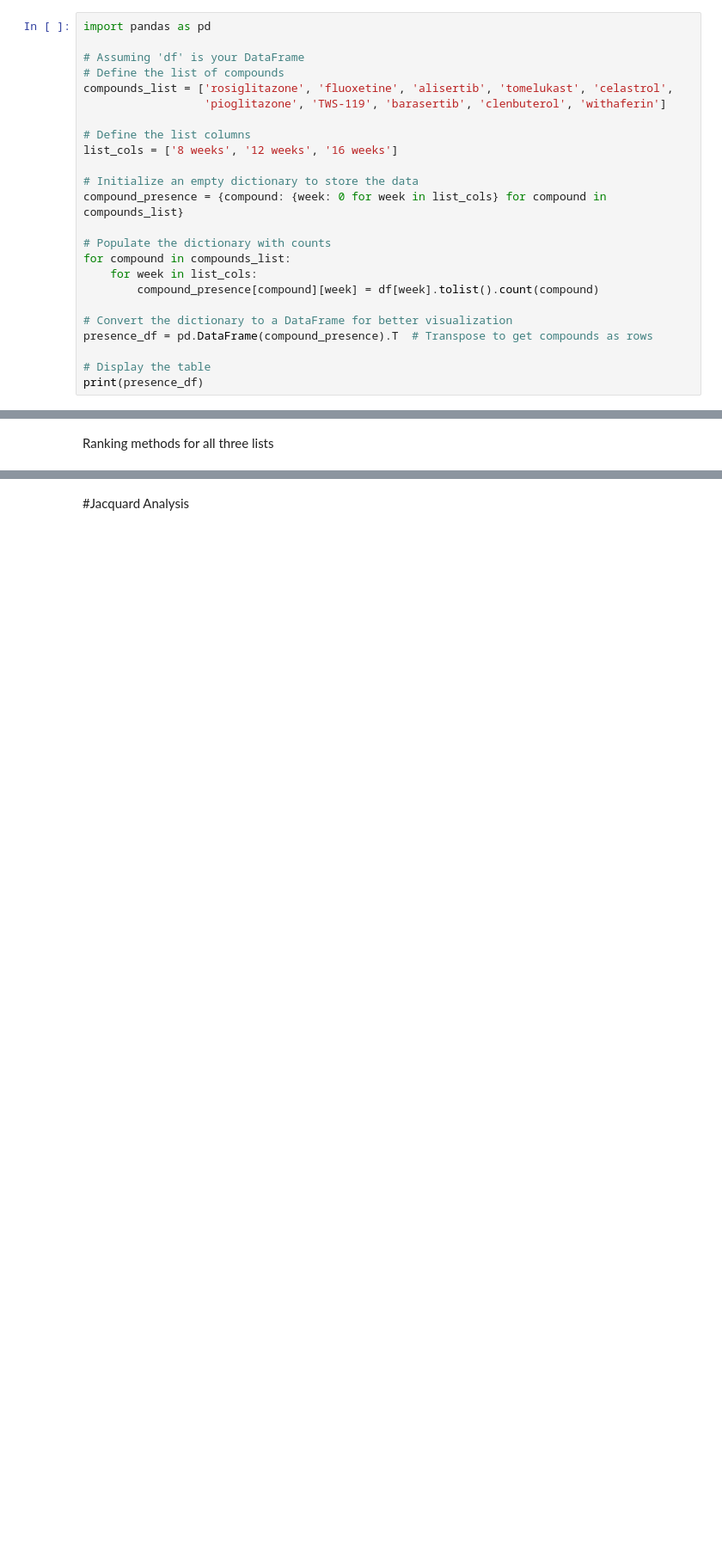
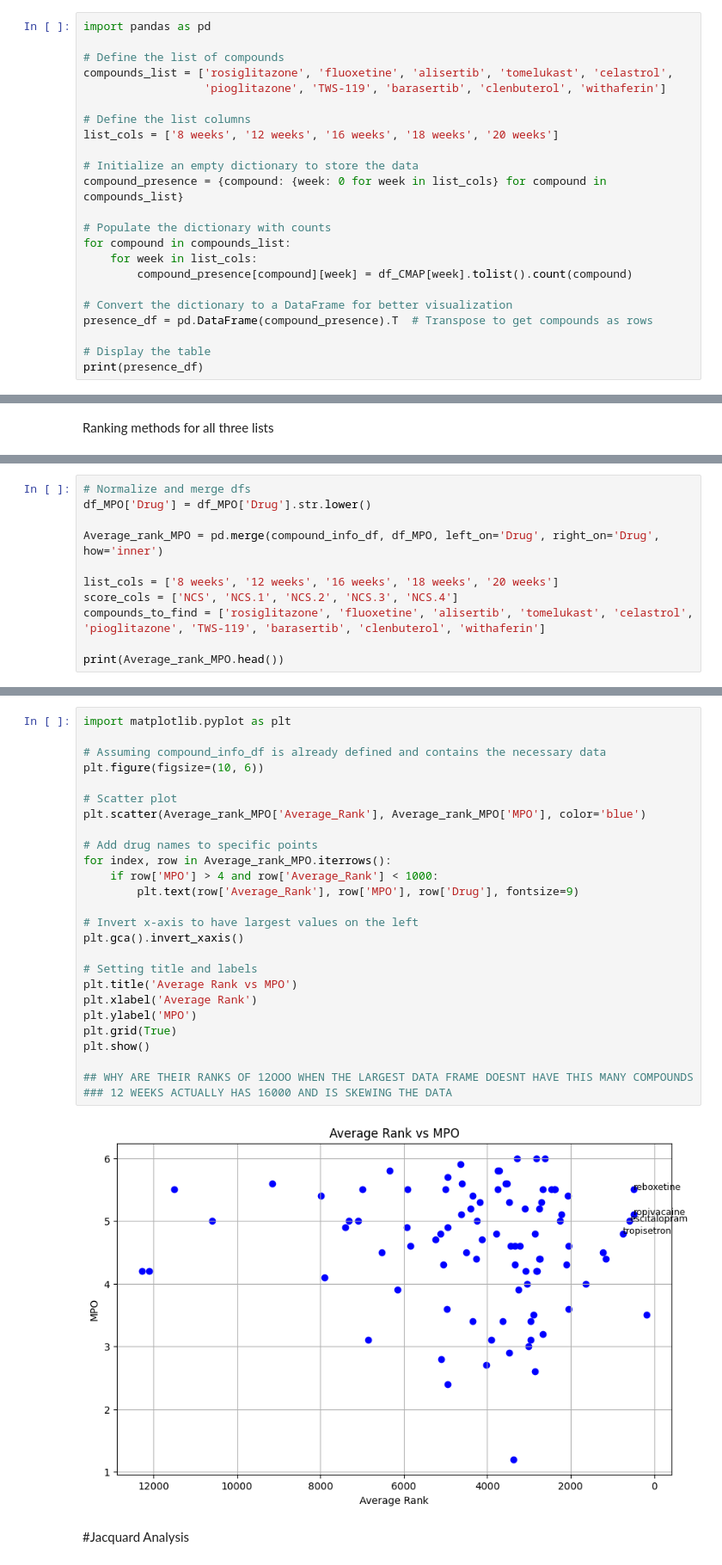
Before and after one commit to EdH66/multiparamater_optimisation, a Jupyter notebook: CMAP_Query_Ranking.ipynb, the cells around one changed output, grey strips where cells are left out. Shown at 86% size. Cells and saved outputs as stored; diff of their text form; blank space fills up the shorter version.

```diff
--- a/CMAP_Query_Ranking.ipynb
+++ b/CMAP_Query_Ranking.ipynb
@@ -43,13 +82,12 @@ dtype: int64
 # %%
 import pandas as pd
 
-# Assuming 'df' is your DataFrame
 # Define the list of compounds
 compounds_list = ['rosiglitazone', 'fluoxetine', 'alisertib', 'tomelukast', 'celastrol',
                   'pioglitazone', 'TWS-119', 'barasertib', 'clenbuterol', 'withaferin']
 
 # Define the list columns
-list_cols = ['8 weeks', '12 weeks', '16 weeks']
+list_cols = ['8 weeks', '12 weeks', '16 weeks', '18 weeks', '20 weeks']
 
 # Initialize an empty dictionary to store the data
 compound_presence = {compound: {week: 0 for week in list_cols} for compound in compounds_list}
@@ -57,7 +95,7 @@ compound_presence = {compound: {week: 0 for week in list_cols} for compound in c
 # Populate the dictionary with counts
 for compound in compounds_list:
     for week in list_cols:
-        compound_presence[compound][week] = df[week].tolist().count(compound)
+        compound_presence[compound][week] = df_CMAP[week].tolist().count(compound)
 
 # Convert the dictionary to a DataFrame for better visualization
 presence_df = pd.DataFrame(compound_presence).T  # Transpose to get compounds as rows
@@ -191,0 +199,11 @@ withaferin: None
+# %%
+# Normalize and merge dfs
+df_MPO['Drug'] = df_MPO['Drug'].str.lower()
+
+Average_rank_MPO = pd.merge(compound_info_df, df_MPO, left_on='Drug', right_on='Drug', how='inner')
+
+list_cols = ['8 weeks', '12 weeks', '16 weeks', '18 weeks', '20 weeks']
+score_cols = ['NCS', 'NCS.1', 'NCS.2', 'NCS.3', 'NCS.4']
+compounds_to_find = ['rosiglitazone', 'fluoxetine', 'alisertib', 'tomelukast', 'celastrol', 'pioglitazone', 'TWS-119', 'barasertib', 'clenbuterol', 'withaferin']
+
+print(Average_rank_MPO.head())
@@ -192,3 +217,30 @@ withaferin: None
+# %%
+import matplotlib.pyplot as plt
+
+# Assuming compound_info_df is already defined and contains the necessary data
+plt.figure(figsize=(10, 6))
+
+# Scatter plot
+plt.scatter(Average_rank_MPO['Average_Rank'], Average_rank_MPO['MPO'], color='blue')
+
+# Add drug names to specific points
+for index, row in Average_rank_MPO.iterrows():
+    if row['MPO'] > 4 and row['Average_Rank'] < 1000:
+        plt.text(row['Average_Rank'], row['MPO'], row['Drug'], fontsize=9)
+
+# Invert x-axis to have largest values on the left
+plt.gca().invert_xaxis()
+
+# Setting title and labels
+plt.title('Average Rank vs MPO')
+plt.xlabel('Average Rank')
+plt.ylabel('MPO')
+plt.grid(True)
+plt.show()
+
+## WHY ARE THEIR RANKS OF 12OOO WHEN THE LARGEST DATA FRAME DOESNT HAVE THIS MANY COMPOUNDS ### 12 WEEKS ACTUALLY HAS 16000 AND IS SKEWING THE DATA
+# %% [output]
+[figure, added]
 # %% [markdown]
 #Jacquard Analysis
 # %%
```
Also changed, not shown: parts of 13 cells of this notebook.
